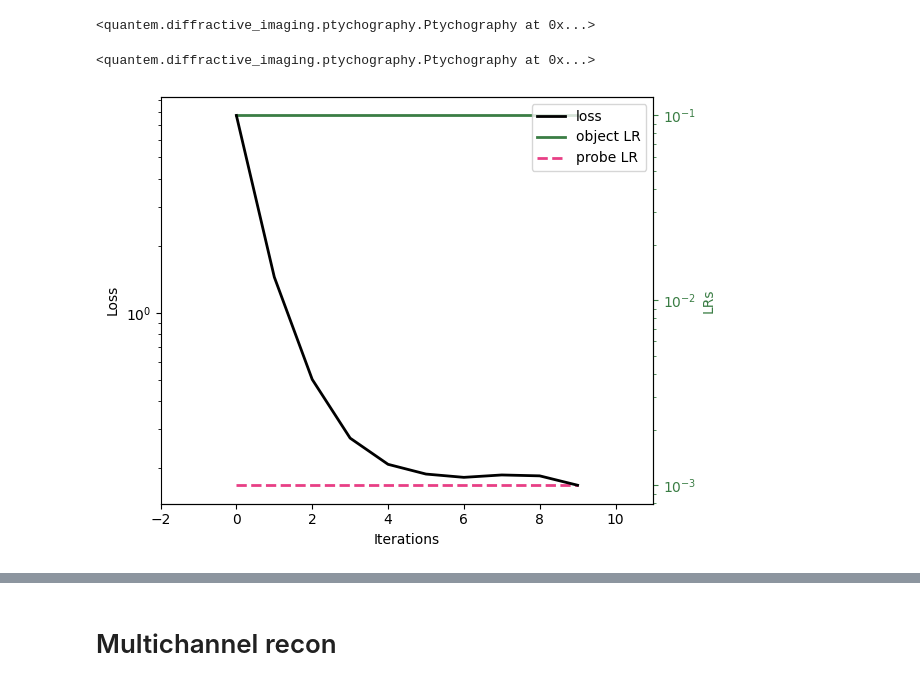
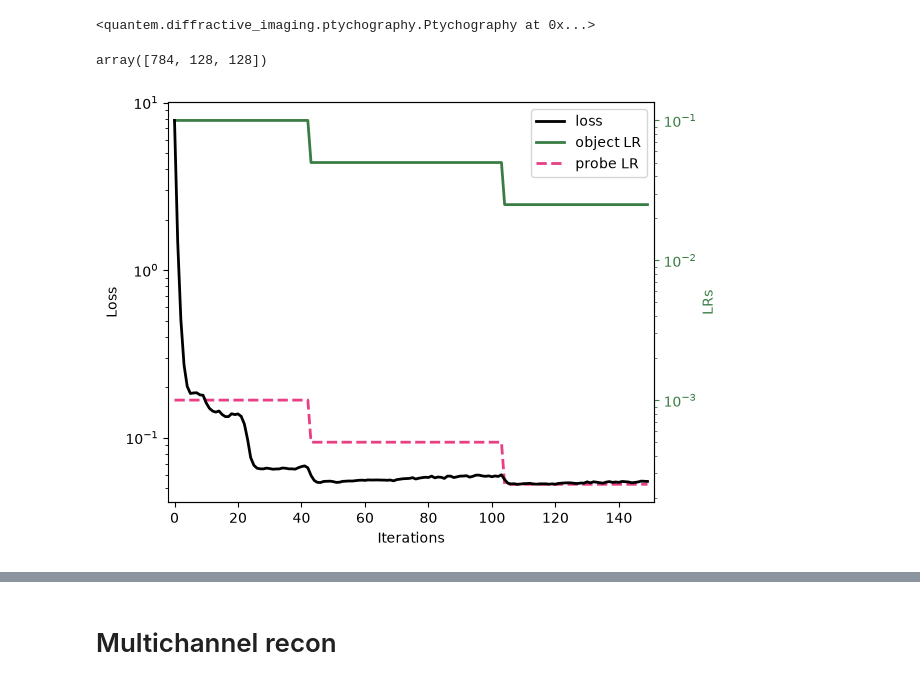
Before and after one commit to AdQuanta-Phase-Imaging/quantem, a Jupyter notebook: scripts/03 - Joint TV.ipynb, the cells around one changed output, grey strips where cells are left out. Drawn from its saved outputs; the diff is of its cells as text; code cells hidden in the pictures.

```diff
--- a/scripts/03 - Joint TV.ipynb
+++ b/scripts/03 - Joint TV.ipynb
@@ -152,7 +156,7 @@ ptycho.preprocess(
 lr = 1e-2
 obj_lr = 1e-1
 probe_lr = 1e-3
-tv_weight = 0.1
+tv_weight = 0
 
 
 opt_params = { # except type, all args are passed to the optimizer (of type type)
@@ -207,24 +211,26 @@ constraints = {
         "descan_shifts_constant": False,
     }
 }
+# %%
+pdset.shape
+# %% [output]
+array([784, 128, 128])
 # %%
 ptycho.reconstruct(
-    num_iters=10,
+    num_iters=150,
     reset=True,
     autograd=True,
     device='cuda',
     constraints=constraints,
     optimizer_params=opt_params,
     scheduler_params=scheduler_params,
     batch_size=64,
     multichannel_mode=True,
 ) # .visualize()
+
+ptycho.plot_losses()
 # %% [output]
-<quantem.diffractive_imaging.ptychography.Ptychography at 0x...>
+[figure, added]
-# %%
-ptycho.plot_losses()
-# %% [output]
-[figure, removed]
 # %%
 from matplotlib import pyplot as plt
 recon_phase = ptycho.obj_model.obj[0,0,...].angle().detach().cpu().numpy()
```
Also changed, not shown: parts of 9 cells of this notebook, 8 other files.
